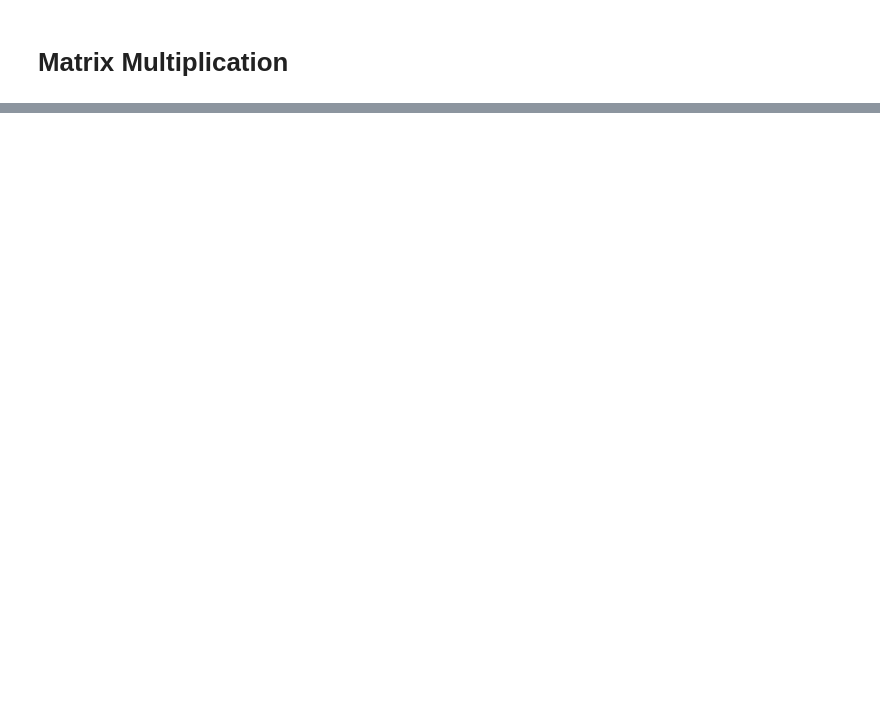
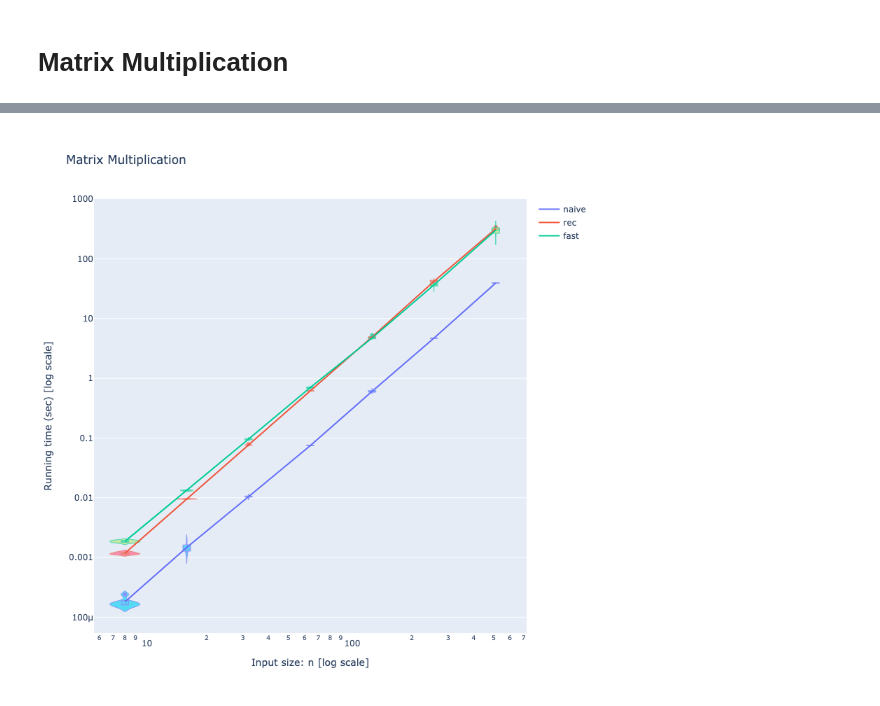
Before and after one commit to mizutani-lab/cs-6150-fall-2021-ta, a Jupyter notebook: notebooks/04_2_Matrix.ipynb, the cells around one changed output, grey strips where cells are left out. Cells and saved outputs as stored; diff of their text form; code cells hidden in the pictures; blank space fills up the shorter version.

Commit message:
Update experiment results

```diff
--- a/notebooks/04_2_Matrix.ipynb
+++ b/notebooks/04_2_Matrix.ipynb
@@ -137,24 +77,0 @@ def mul_fast(X: M, Y: M) -> M:
-# %%
-# run experiments
-
-algs = [('naive', mul_naive), ('rec', mul_naive_rec), ('fast', mul_fast)]
-ns = [2 ** i for i in range(3, 8)]
-result = defaultdict(list)
-
-for n in ns:
-    X = create_instance(n)
-    Y = create_instance(n)
-
-    # validation
-    expected_result = algs[0][1](X, Y)
-    assert all(f(X, Y) == expected_result for _, f in algs[1:]), 'Algorithm is not correct'
-    sys.stdout.write(f'Running measurment (n={n:4d}): ')
-
-    # measurement
-    for name, f in algs:
-        sys.stdout.write('.')
-        start = datetime.now()
-        f(X, Y)
-        elapsed = datetime.now() - start
-        result[name] += [elapsed.total_seconds()]
-    print()
@@ -162,0 +118,14 @@ create_line_chart('Matrix Multiplication', ns, result)
+# %%
+rte = RunningTimeExperiment()
+
+# generate instances
+for n in ns:
+    print(f'Creating a problem instance: n={n}')
+    X = [[rand.randint(1, 100) for j in range(n)] for i in range(n)]
+    Y = [[rand.randint(1, 100) for j in range(n)] for i in range(n)]
+    rte.add_instance(n, (X, Y))
+
+# register algorithms
+rte.add_algorithm('naive', lambda xy: mul_naive(*xy))
+rte.add_algorithm('rec', lambda xy: mul_naive_rec(*xy))
+rte.add_algorithm('fast', lambda xy: mul_fast(*xy))
@@ -162,0 +140,3 @@ create_line_chart('Matrix Multiplication', ns, result)
+# %%
+rte.validate()
+rte.run(NUM_ITERATIONS)
@@ -162,0 +148,4 @@ create_line_chart('Matrix Multiplication', ns, result)
+# %%
+show_figure(rte.create_figure('Matrix Multiplication'), None if INTERACTIVE_CHARTS else 'img/04_2_Matrix.png')
+# %% [output]
+[figure, added]
```
Also changed, not shown: parts of 15 cells of this notebook, 1 other file.
